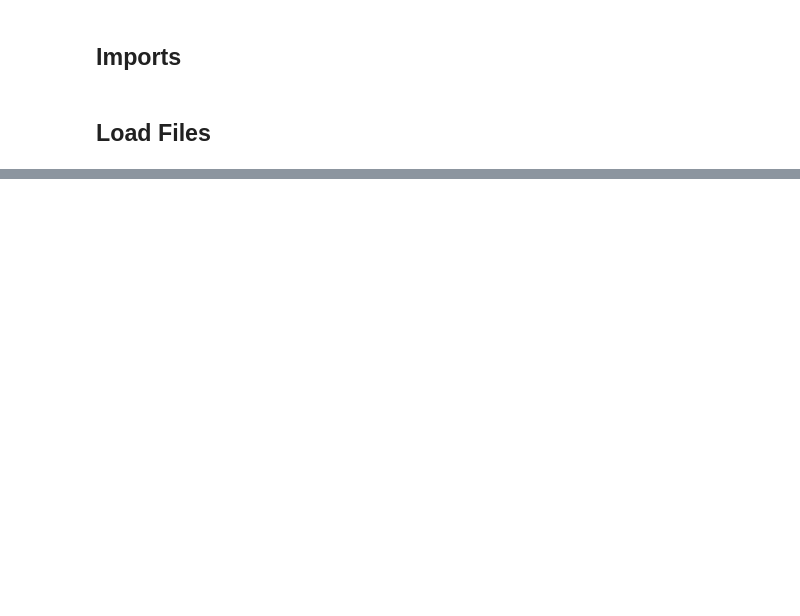
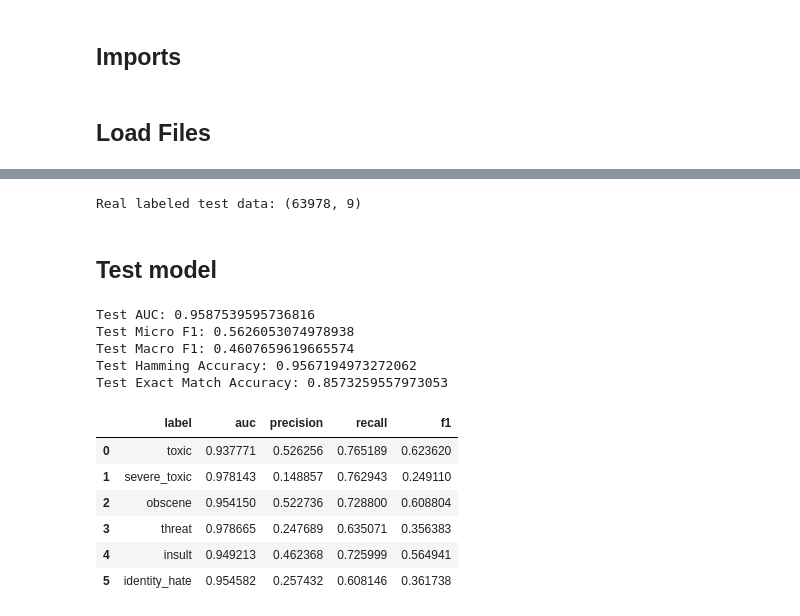
Before and after one commit to aadityane93/Toxic_Comments_Sentiment_Analysis, a Jupyter notebook: 2_Neural_Network_from_Scratch.ipynb, the cells around one changed output, grey strips where cells are left out. Saved outputs shown, nothing was run; the diff lists cells and outputs as text; code cells hidden in the pictures; blank space fills up the shorter version.

```diff
--- a/2_Neural_Network_from_Scratch.ipynb
+++ b/2_Neural_Network_from_Scratch.ipynb
@@ -39,0 +595,58 @@ Test labels shape: (153164, 7)
+# %%
+# test_labels.csv has some rows with -1
+# -1 means those rows should not be used for scoring
+valid_test_labels = test_labels[
+    (test_labels[label_cols] != -1).all(axis=1)
+]
+
+# Merge test comments with their real labels
+test_labeled_df = test_df.merge(valid_test_labels, on="id")
+
+# Clean test text again after merging
+test_labeled_df["clean_text"] = test_labeled_df["comment_text"].apply(clean_text)
+
+# Check test data size
+print("Real labeled test data:", test_labeled_df.shape)
+# %% [output]
+Real labeled test data: (63978, 9)
+# %% [markdown]
+## Test model
+# %%
+# Create test dataset with real labels
+test_dataset = ToxicDataset(test_labeled_df)
+
+# Create test loader
+test_loader = DataLoader(
+    test_dataset,
+    batch_size=BATCH_SIZE,
+    shuffle=False
+)
+
+# Load the best saved model before testing
+model.load_state_dict(torch.load(best_model_path, map_location=device))
+
+# Evaluate on test data
+test_auc, test_micro_f1, test_macro_f1, test_hamming_acc, test_exact_acc, test_per_label_df = evaluate(test_loader)
+
+# Print final test results
+print("Test AUC:", test_auc)
+print("Test Micro F1:", test_micro_f1)
+print("Test Macro F1:", test_macro_f1)
+print("Test Hamming Accuracy:", test_hamming_acc)
+print("Test Exact Match Accuracy:", test_exact_acc)
+
+# Show per-label test result
+test_per_label_df
+# %% [output]
+Test AUC: 0.9587539595736816
+Test Micro F1: 0.5626053074978938
+Test Macro F1: 0.4607659619665574
+Test Hamming Accuracy: 0.9567194973272062
+Test Exact Match Accuracy: 0.8573259557973053
+|  | label | auc | precision | recall | f1 |
+| 0 | toxic | 0.937771 | 0.526256 | 0.765189 | 0.623620 |
+| 1 | severe_toxic | 0.978143 | 0.148857 | 0.762943 | 0.249110 |
+| 2 | obscene | 0.954150 | 0.522736 | 0.728800 | 0.608804 |
+| 3 | threat | 0.978665 | 0.247689 | 0.635071 | 0.356383 |
+| 4 | insult | 0.949213 | 0.462368 | 0.725999 | 0.564941 |
+| 5 | identity_hate | 0.954582 | 0.257432 | 0.608146 | 0.361738 |
```
Also changed, not shown: parts of 29 cells of this notebook.
